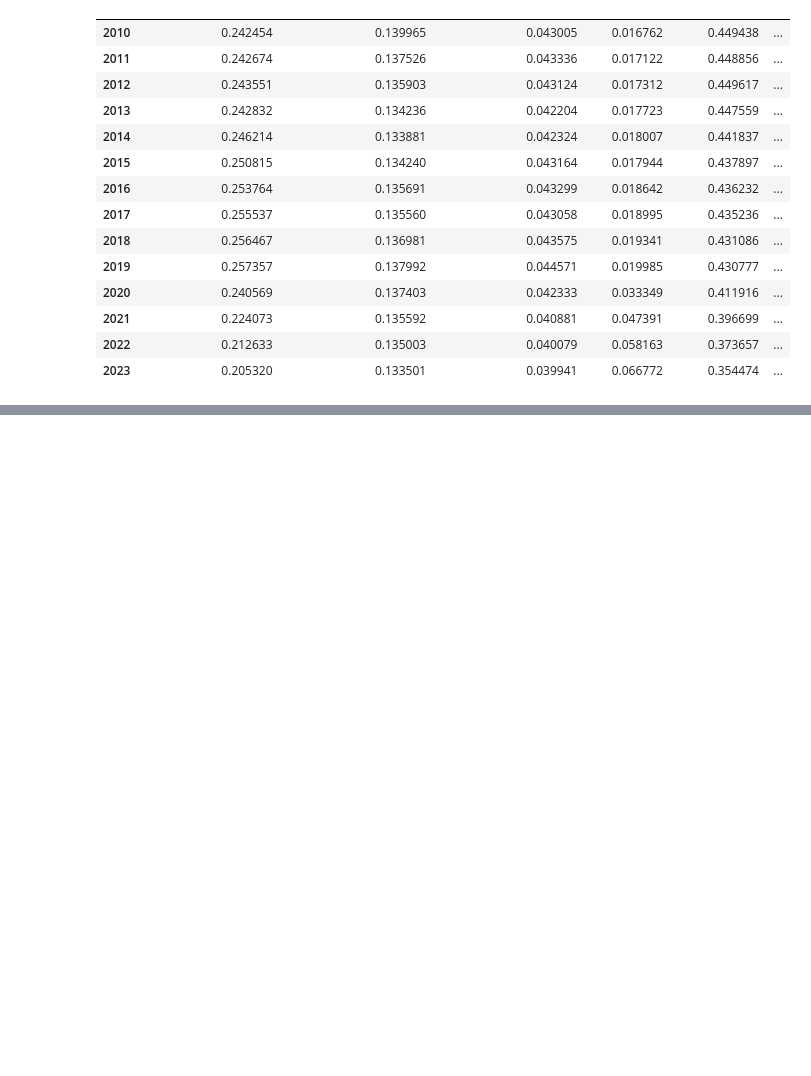
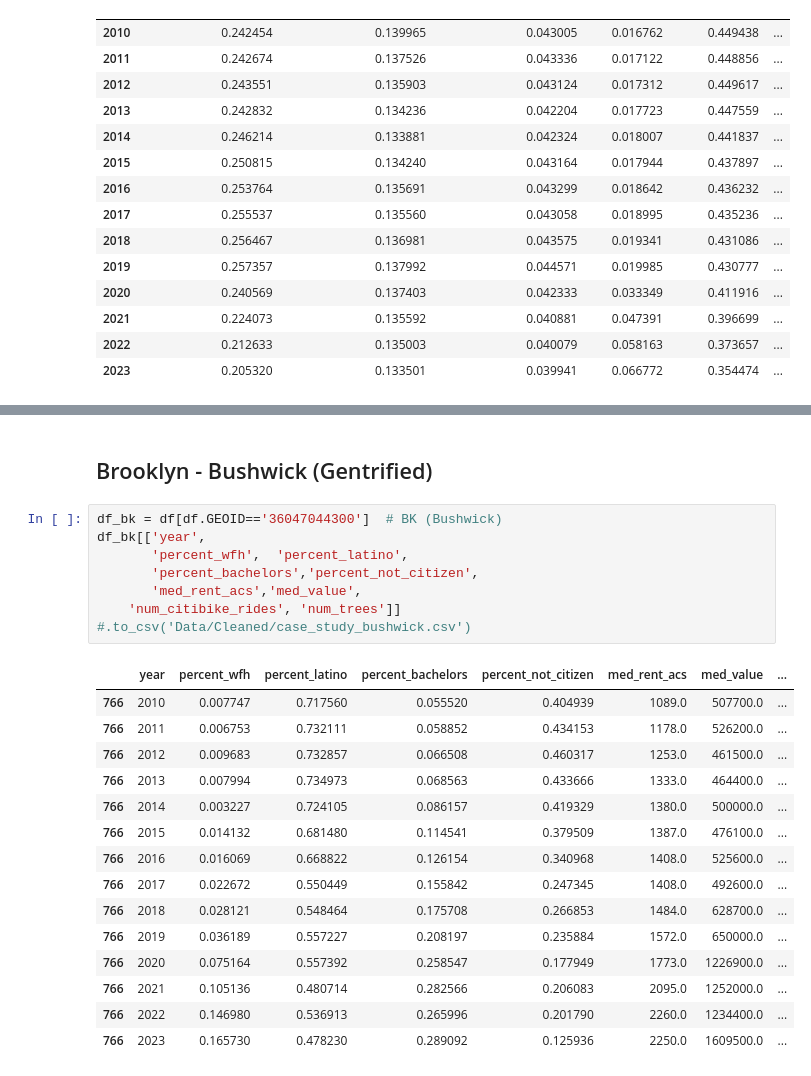
Before and after one commit to khyateed/forecasting-gentrification-nyc, a Jupyter notebook: case_studies.ipynb, the cells around one changed output, grey strips where cells are left out. Drawn from its saved outputs; the diff is of its cells as text; blank space fills up the shorter version.

```diff
--- a/case_studies.ipynb
+++ b/case_studies.ipynb
@@ -122,0 +117,25 @@ df_ny_change[['year','percent_public_transit',
+# %% [markdown]
+## Brooklyn - Bushwick (Gentrified)
+# %%
+df_bk = df[df.GEOID=='36047044300']  # BK (Bushwick)
+df_bk[['year',
+       'percent_wfh',  'percent_latino',
+       'percent_bachelors','percent_not_citizen',
+       'med_rent_acs','med_value',
+    'num_citibike_rides', 'num_trees']]  #.to_csv('Data/Cleaned/case_study_bushwick.csv')
+# %% [output]
+|  | year | percent_wfh | percent_latino | percent_bachelors | percent_not_citizen | med_rent_acs | med_value | ... |
+| 766 | 2010 | 0.007747 | 0.717560 | 0.055520 | 0.404939 | 1089.0 | 507700.0 | ... |
+| 766 | 2011 | 0.006753 | 0.732111 | 0.058852 | 0.434153 | 1178.0 | 526200.0 | ... |
+| 766 | 2012 | 0.009683 | 0.732857 | 0.066508 | 0.460317 | 1253.0 | 461500.0 | ... |
+| 766 | 2013 | 0.007994 | 0.734973 | 0.068563 | 0.433666 | 1333.0 | 464400.0 | ... |
+| 766 | 2014 | 0.003227 | 0.724105 | 0.086157 | 0.419329 | 1380.0 | 500000.0 | ... |
+| 766 | 2015 | 0.014132 | 0.681480 | 0.114541 | 0.379509 | 1387.0 | 476100.0 | ... |
+| 766 | 2016 | 0.016069 | 0.668822 | 0.126154 | 0.340968 | 1408.0 | 525600.0 | ... |
+| 766 | 2017 | 0.022672 | 0.550449 | 0.155842 | 0.247345 | 1408.0 | 492600.0 | ... |
+| 766 | 2018 | 0.028121 | 0.548464 | 0.175708 | 0.266853 | 1484.0 | 628700.0 | ... |
+| 766 | 2019 | 0.036189 | 0.557227 | 0.208197 | 0.235884 | 1572.0 | 650000.0 | ... |
+| 766 | 2020 | 0.075164 | 0.557392 | 0.258547 | 0.177949 | 1773.0 | 1226900.0 | ... |
+| 766 | 2021 | 0.105136 | 0.480714 | 0.282566 | 0.206083 | 2095.0 | 1252000.0 | ... |
+| 766 | 2022 | 0.146980 | 0.536913 | 0.265996 | 0.201790 | 2260.0 | 1234400.0 | ... |
+| 766 | 2023 | 0.165730 | 0.478230 | 0.289092 | 0.125936 | 2250.0 | 1609500.0 | ... |
```
Also changed, not shown: parts of 25 cells of this notebook.
